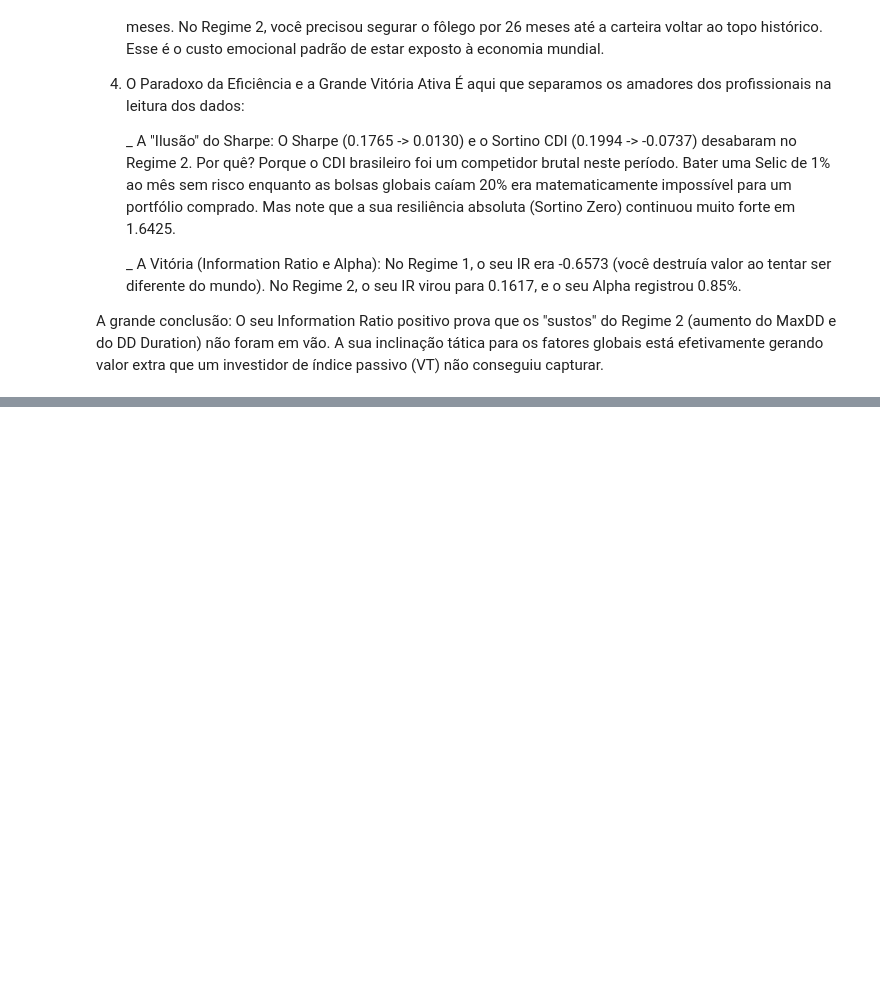
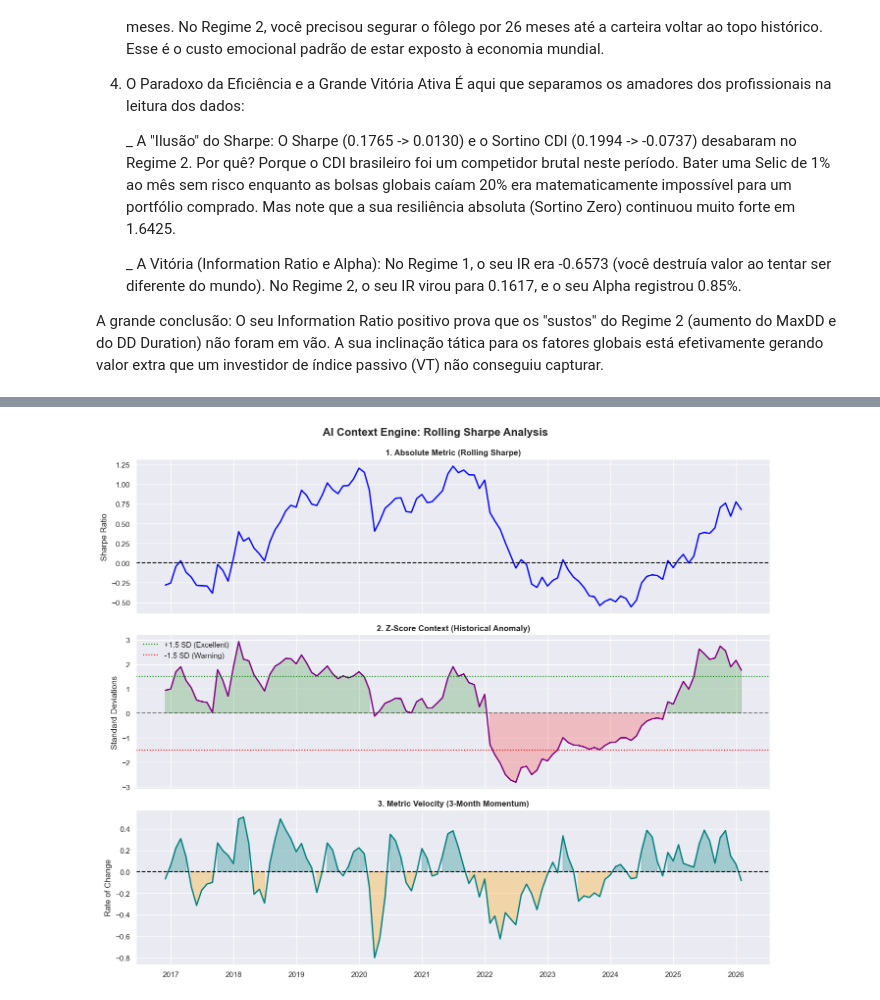
Before and after one commit to rbertin77/quant-portfolio-analytics, a Jupyter notebook: notebooks/kpis_analise_carteira.ipynb, the cells around one changed output, grey strips where cells are left out. Drawn from its saved outputs; the diff is of its cells as text; code cells hidden in the pictures; blank space fills up the shorter version.

Commit message:
feat: implementa AI Context Engine, Multi-Agentes e relatórios automatizados

```diff
--- a/notebooks/kpis_analise_carteira.ipynb
+++ b/notebooks/kpis_analise_carteira.ipynb
@@ -1452,0 +1481,69 @@ Downloading data for: ['IWDA.L', 'EIMI.L', 'USSC.L', 'IWVL.L', 'EMVL.L']...
+# %%
+# ==============================================================================
+# CELL 11: AI CONTEXT ENGINE (Z-SCORE & VELOCITY DASHBOARD)
+# ==============================================================================
+import matplotlib.pyplot as plt
+import seaborn as sns
+import os
+
+# 1. Choose the metric to analyze (e.g., Rolling Sharpe for the Portfolio)
+window = 36
+rolling_sharpe = analyzer.calc_rolling_sharpe('Portfolio', window=window)
+
+# 2. Apply the new AI Context methods
+# Calculate how anomalous the Sharpe is compared to its trailing 3-year average
+z_score_sharpe = analyzer.calc_rolling_z_score(rolling_sharpe, window=window)
+
+# Calculate the 3-month velocity (momentum) of the Sharpe ratio
+velocity_sharpe = analyzer.calc_metric_velocity(rolling_sharpe, periods=3)
+
+# 3. Align the series temporally to avoid plotting mismatched dates
+df_context = pd.concat([rolling_sharpe, z_score_sharpe, velocity_sharpe], axis=1).dropna()
+df_context.columns = ['Absolute_Sharpe', 'Z_Score', 'Velocity']
+
+# 4. Build the Visual Dashboard
+sns.set_theme(style="darkgrid")
+fig, axes = plt.subplots(3, 1, figsize=(14, 12), sharex=True)
+fig.suptitle('AI Context Engine: Rolling Sharpe Analysis', fontsize=16, fontweight='bold', y=0.95)
+
+# --- Plot 1: Absolute Value ---
+ax1 = axes[0]
+ax1.plot(df_context.index, df_context['Absolute_Sharpe'], color='blue', linewidth=2)
+ax1.axhline(y=0, color='black', linestyle='--')
+ax1.set_title('1. Absolute Metric (Rolling Sharpe)', fontsize=12, fontweight='bold')
+ax1.set_ylabel('Sharpe Ratio')
+
+# --- Plot 2: Z-Score (Is it good or bad?) ---
+ax2 = axes[1]
+ax2.plot(df_context.index, df_context['Z_Score'], color='purple', linewidth=2)
+# Add institutional standard deviation thresholds
+ax2.axhline(y=1.5, color='green', linestyle=':', label='+1.5 SD (Excellent)')
+ax2.axhline(y=-1.5, color='red', linestyle=':', label='-1.5 SD (Warning)')
+ax2.axhline(y=0, color='black', linestyle='--', alpha=0.5)
+ax2.fill_between(df_context.index, df_context['Z_Score'], 0, where=(df_context['Z_Score'] > 0), color='green', alpha=0.2)
+ax2.fill_between(df_context.index, df_context['Z_Score'], 0, where=(df_context['Z_Score'] < 0), color='red', alpha=0.2)
+ax2.set_title('2. Z-Score Context (Historical Anomaly)', fontsize=12, fontweight='bold')
+ax2.set_ylabel('Standard Deviations')
+ax2.legend(loc='upper left')
+
+# --- Plot 3: Velocity (Is it improving or degrading?) ---
+ax3 = axes[2]
+ax3.plot(df_context.index, df_context['Velocity'], color='teal', linewidth=2)
+ax3.axhline(y=0, color='black', linestyle='--')
+ax3.fill_between(df_context.index, df_context['Velocity'], 0, where=(df_context['Velocity'] > 0), color='teal', alpha=0.3)
+ax3.fill_between(df_context.index, df_context['Velocity'], 0, where=(df_context['Velocity'] < 0), color='orange', alpha=0.3)
+ax3.set_title('3. Metric Velocity (3-Month Momentum)', fontsize=12, fontweight='bold')
+ax3.set_ylabel('Rate of Change')
+
+plt.tight_layout(rect=[0, 0, 1, 0.96])
+
+# Create the output directory one level up if it doesn't exist
+os.makedirs('../outputs', exist_ok=True)
+
+# Save the figure securely before showing it
+fig_path = '../outputs/ai_context_dashboard.png'
+plt.savefig(fig_path, dpi=300, bbox_inches='tight')
+
+plt.show()
+# %% [output]
+[figure, added]
```
Also changed, not shown: parts of 10 cells of this notebook, 27 other files.
